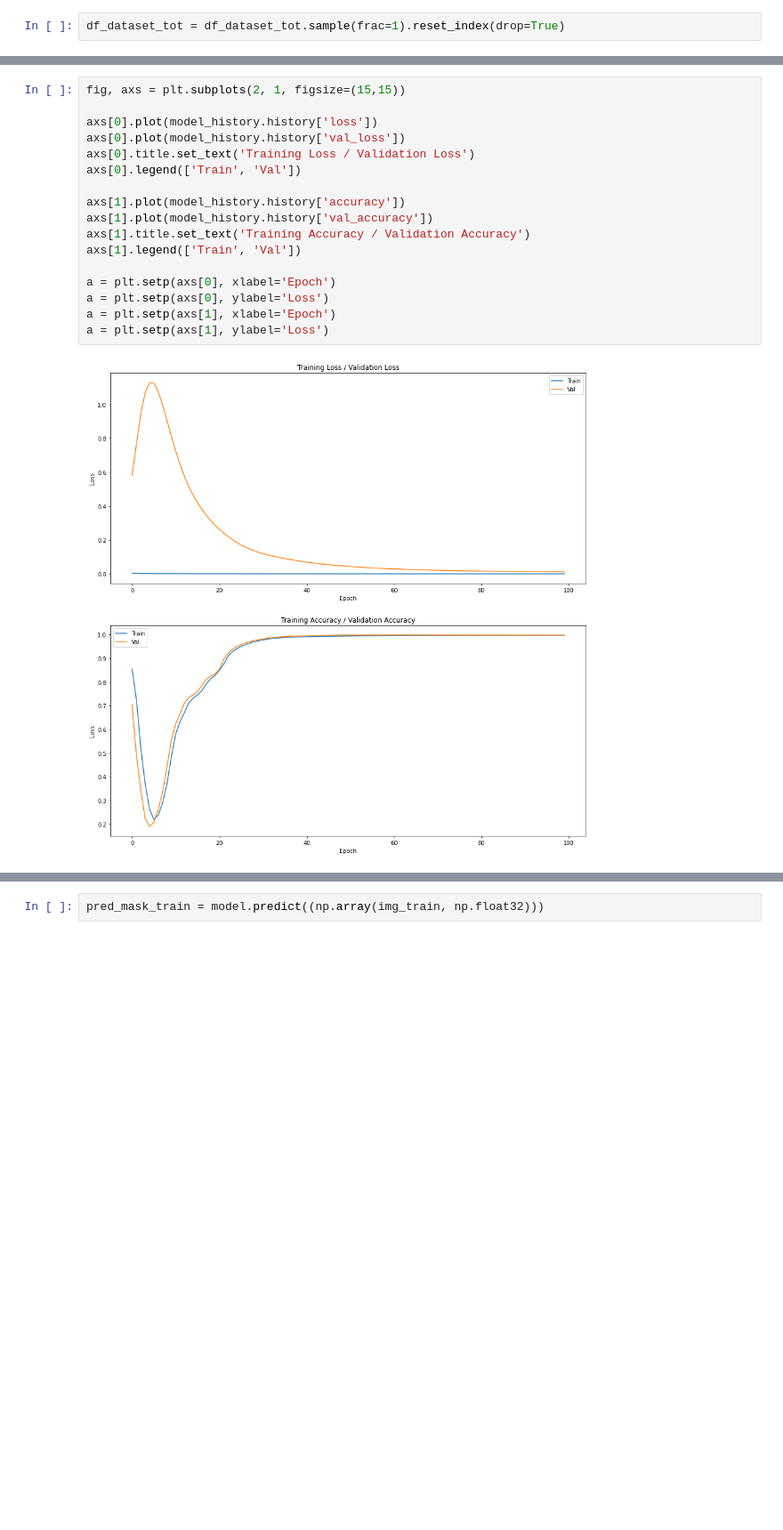
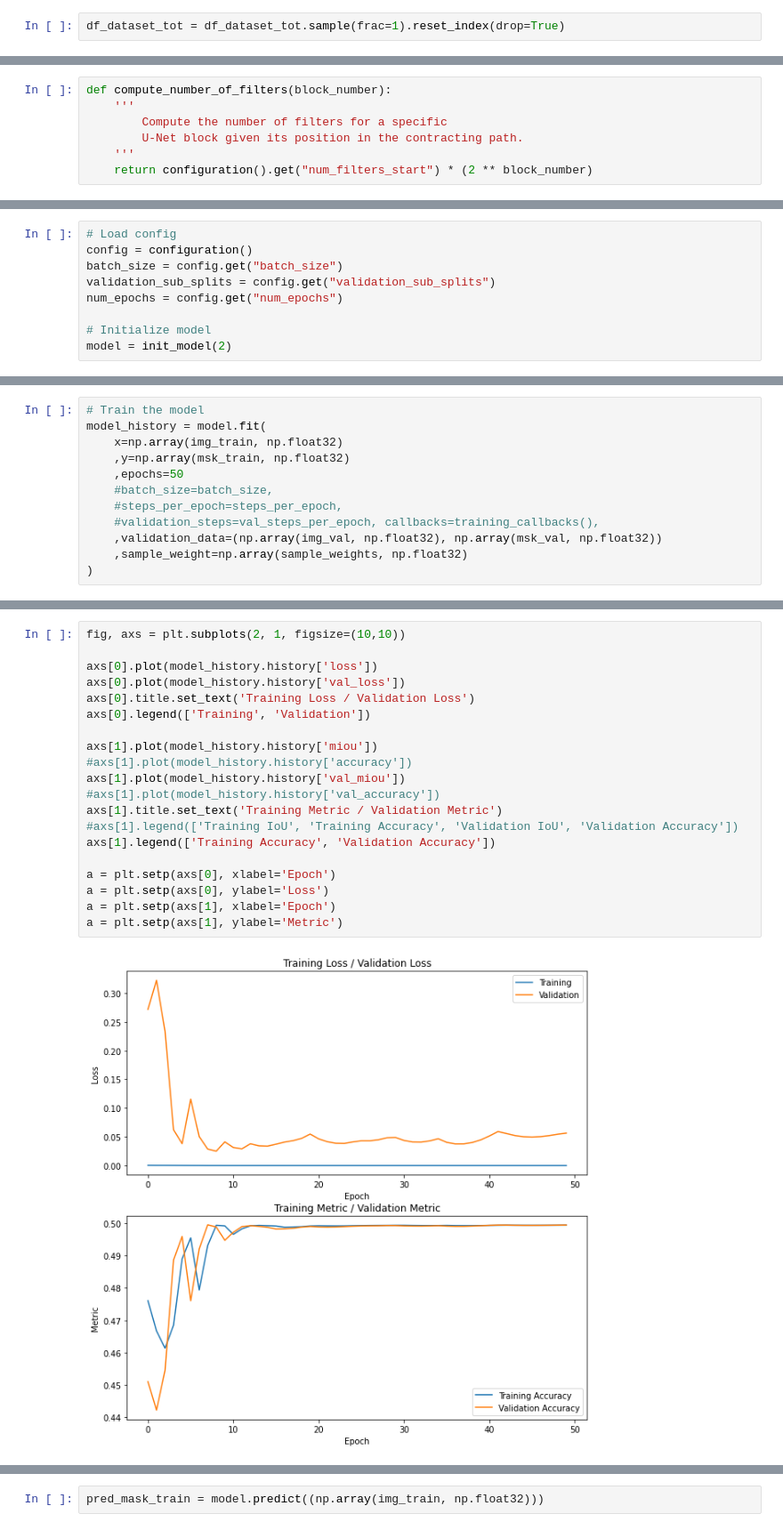
Before and after one commit to SAP-samples/btp-ai-sustainability-bootcamp, a Jupyter notebook: src/ai-models/defect-detection/notebooks/defect_detection_development_segmentation.ipynb, the cells around one changed output, grey strips where cells are left out. Shown at 89% size. Cells and saved outputs as stored; diff of their text form; blank space fills up the shorter version.

```diff
--- a/src/ai-models/defect-detection/notebooks/defect_detection_development_segmentation.ipynb
+++ b/src/ai-models/defect-detection/notebooks/defect_detection_development_segmentation.ipynb
@@ -333,0 +308,7 @@ Build the sample weights for weighing the loss function and take into account im
+# %%
+def compute_number_of_filters(block_number):
+	'''
+		Compute the number of filters for a specific
+		U-Net block given its position in the contracting path.
+	'''
+	return configuration().get("num_filters_start") * (2 ** block_number)
@@ -392,0 +553,9 @@ Epoch 100/100
+# %%
+# Load config
+config = configuration()
+batch_size = config.get("batch_size")
+validation_sub_splits = config.get("validation_sub_splits")
+num_epochs = config.get("num_epochs")
+
+# Initialize model
+model = init_model(2)
@@ -392,0 +580,12 @@ Epoch 100/100
+# %%
+# Train the model
+model_history = model.fit(
+    x=np.array(img_train, np.float32)
+    ,y=np.array(msk_train, np.float32)
+    ,epochs=50
+    #batch_size=batch_size,
+    #steps_per_epoch=steps_per_epoch,
+    #validation_steps=val_steps_per_epoch, callbacks=training_callbacks(),
+    ,validation_data=(np.array(img_val, np.float32), np.array(msk_val, np.float32))
+    ,sample_weight=np.array(sample_weights, np.float32)
+)
@@ -393,22 +685,25 @@ Epoch 100/100
 # %%
-fig, axs = plt.subplots(2, 1, figsize=(15,15))
+fig, axs = plt.subplots(2, 1, figsize=(10,10))
 
 axs[0].plot(model_history.history['loss'])
 axs[0].plot(model_history.history['val_loss'])
 axs[0].title.set_text('Training Loss / Validation Loss')
-axs[0].legend(['Train', 'Val'])
+axs[0].legend(['Training', 'Validation'])
 
-axs[1].plot(model_history.history['accuracy'])
-axs[1].plot(model_history.history['val_accuracy'])
-axs[1].title.set_text('Training Accuracy / Validation Accuracy')
-axs[1].legend(['Train', 'Val'])
+axs[1].plot(model_history.history['miou'])
+#axs[1].plot(model_history.history['accuracy'])
+axs[1].plot(model_history.history['val_miou'])
+#axs[1].plot(model_history.history['val_accuracy'])
+axs[1].title.set_text('Training Metric / Validation Metric')
+#axs[1].legend(['Training IoU', 'Training Accuracy', 'Validation IoU', 'Validation Accuracy'])
+axs[1].legend(['Training Accuracy', 'Validation Accuracy'])
 
 a = plt.setp(axs[0], xlabel='Epoch')
 a = plt.setp(axs[0], ylabel='Loss')
 a = plt.setp(axs[1], xlabel='Epoch')
-a = plt.setp(axs[1], ylabel='Loss')
+a = plt.setp(axs[1], ylabel='Metric')
 # %% [output]
-[figure, old version]
+[figure, new version]
 # %%
 score = model.evaluate(np.array(img_test, np.float32), np.array(msk_test, np.float32))
 print('Test loss:', score[0])
```
Also changed, not shown: parts of 88 cells of this notebook.
